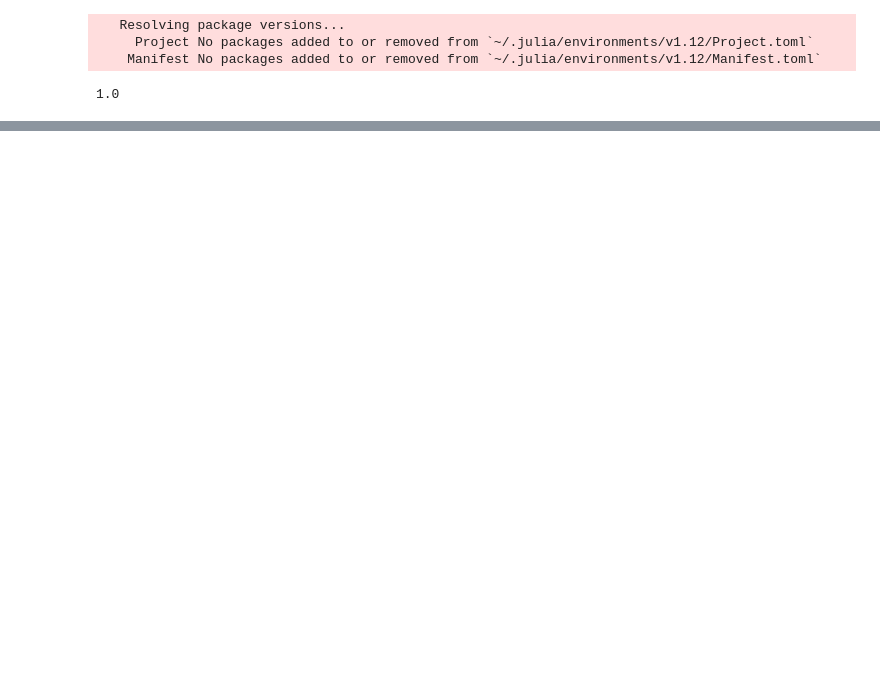
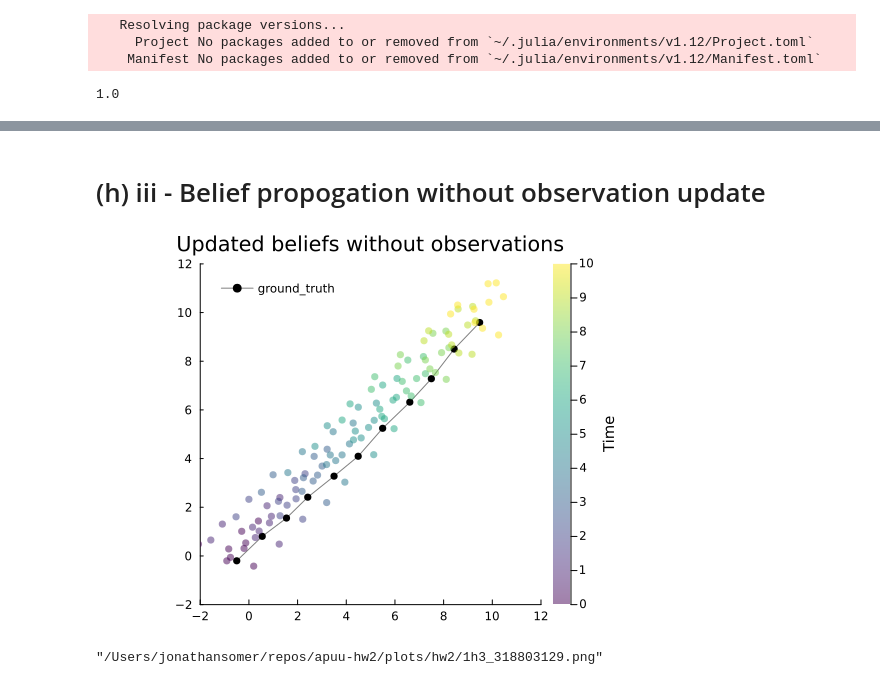
Before and after one commit to Liamir/apuu-hw2, a Jupyter notebook: hw2/hw2.ipynb, the cells around one changed output, grey strips where cells are left out. Saved outputs shown, nothing was run; the diff lists cells and outputs as text; code cells hidden in the pictures; blank space fills up the shorter version.

```diff
--- a/hw2/hw2.ipynb
+++ b/hw2/hw2.ipynb
@@ -89,0 +110,53 @@ savefig(pl_beliefs, joinpath(HW2_PLOTS, "particle_beliefs_$ID.png"))
+# %% [markdown]
+# (h) iii - Belief propogation without observation update
+# %%
+# initialize particle belief
+b0 = InitParticleBelief(n_particles, μ0, Σ0)
+
+
+beliefs = Vector{ParticleBelief}(undef, T+1)
+beliefs[1] = b0
+for t in 1:T
+    beliefs[t+1] = PropagateParticleBelief(𝒫, beliefs[t], ai, SampleMotionModel)
+end
+
+# plot the actual trajectory and the propagated particle beliefs with colorbar
+pl_beliefs = plot(τ[:,1], τ[:,2],
+                  label="ground_truth",
+                  markershape=:circle,
+                  markercolor=:black,
+                  linecolor=:gray,
+                  linestyle=:solid,
+                  title="Updated beliefs without observations",
+                  color=:black,
+                  aspect_ratio=:equal,
+                  xlims=(-2, 12),
+                  ylims=(-2, 12),
+                  grid=false,
+                  background_color_legend=nothing,  # No legend background
+                  foreground_color_legend=nothing,
+                  colorbar_title="Time")
+
+for t in 1:T+1
+    belief = beliefs[t]
+    x = [particle[1] for particle in belief.particles]
+    y = [particle[2] for particle in belief.particles]
+    z = fill(t-1, length(x))  # Time value for each particle
+
+    scatter!(pl_beliefs, x, y,
+             zcolor=z,
+             markershape=:circle,
+             markersize=4,
+             markerstrokewidth=0,
+             c=:viridis,
+             clims=(0, T),
+             alpha=0.5,
+             label="",
+             colorbar=true)
+end
+
+display(pl_beliefs)
+savefig(pl_beliefs, joinpath(HW2_PLOTS, "1h3_$ID.png"))
+# %% [output]
+[figure, added]
+"/Users/jonathansomer/repos/apuu-hw2/plots/hw2/1h3_318803129.png"
```
Also changed, not shown: parts of 31 cells of this notebook, 12 other files.
